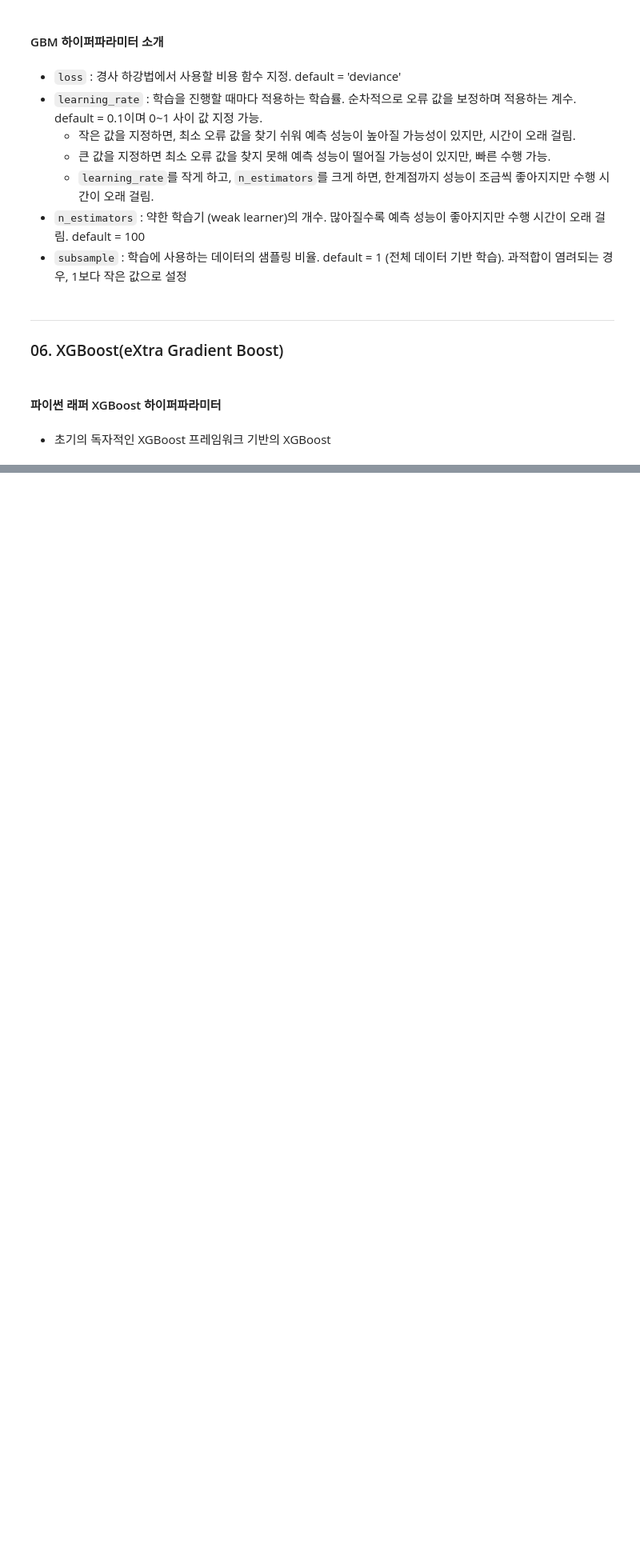
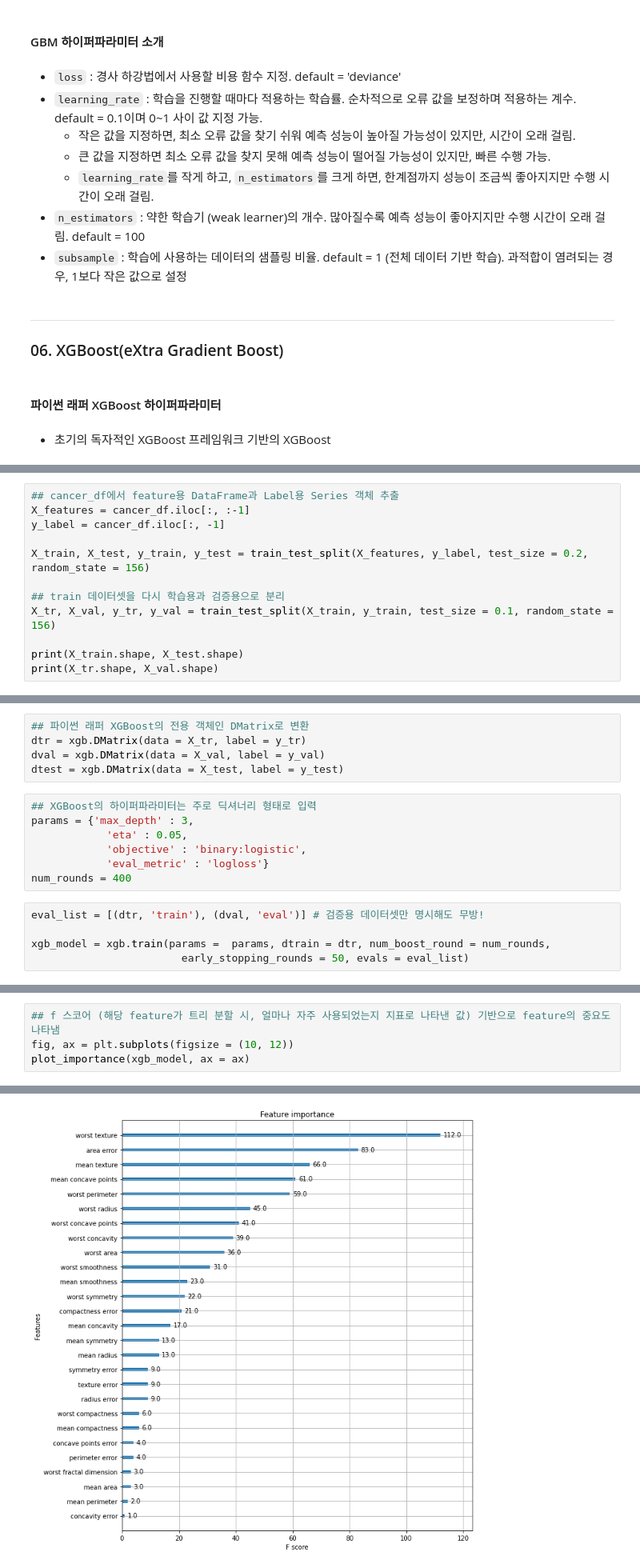
Before and after one commit to haebzzzang/ML, a Jupyter notebook: Chapter 04/Chapter_04.ipynb, the cells around one changed output, grey strips where cells are left out. Shown at 80% size. Cells and saved outputs as stored; diff of their text form; blank space fills up the shorter version.

```diff
--- a/Chapter 04/Chapter_04.ipynb
+++ b/Chapter 04/Chapter_04.ipynb
@@ -580,0 +605,12 @@ GBM 수행 시간 : 526.2612 초
+# %%
+## cancer_df에서 feature용 DataFrame과 Label용 Series 객체 추출
+X_features = cancer_df.iloc[:, :-1]
+y_label = cancer_df.iloc[:, -1]
+
+X_train, X_test, y_train, y_test = train_test_split(X_features, y_label, test_size = 0.2, random_state = 156)
+
+## train 데이터셋을 다시 학습용과 검증용으로 분리
+X_tr, X_val, y_tr, y_val = train_test_split(X_train, y_train, test_size = 0.1, random_state = 156)
+
+print(X_train.shape, X_test.shape)
+print(X_tr.shape, X_val.shape)
@@ -580,0 +620,17 @@ GBM 수행 시간 : 526.2612 초
+# %%
+## 파이썬 래퍼 XGBoost의 전용 객체인 DMatrix로 변환
+dtr = xgb.DMatrix(data = X_tr, label = y_tr)
+dval = xgb.DMatrix(data = X_val, label = y_val)
+dtest = xgb.DMatrix(data = X_test, label = y_test)
+# %%
+## XGBoost의 하이퍼파라미터는 주로 딕셔너리 형태로 입력
+params = {'max_depth' : 3,
+            'eta' : 0.05,
+            'objective' : 'binary:logistic',
+            'eval_metric' : 'logloss'}
+num_rounds = 400
+# %%
+eval_list = [(dtr, 'train'), (dval, 'eval')] # 검증용 데이터셋만 명시해도 무방!
+
+xgb_model = xgb.train(params =  params, dtrain = dtr, num_boost_round = num_rounds,
+                        early_stopping_rounds = 50, evals = eval_list)
@@ -580,0 +698,5 @@ GBM 수행 시간 : 526.2612 초
+# %%
+## f 스코어 (해당 feature가 트리 분할 시, 얼마나 자주 사용되었는지 지표로 나타낸 값) 기반으로 feature의 중요도 나타냄
+fig, ax = plt.subplots(figsize = (10, 12))
+plot_importance(xgb_model, ax = ax)
+# %% [output]
@@ -580,0 +704 @@ GBM 수행 시간 : 526.2612 초
+[figure, added]
```
Also changed, not shown: parts of 35 cells of this notebook.
